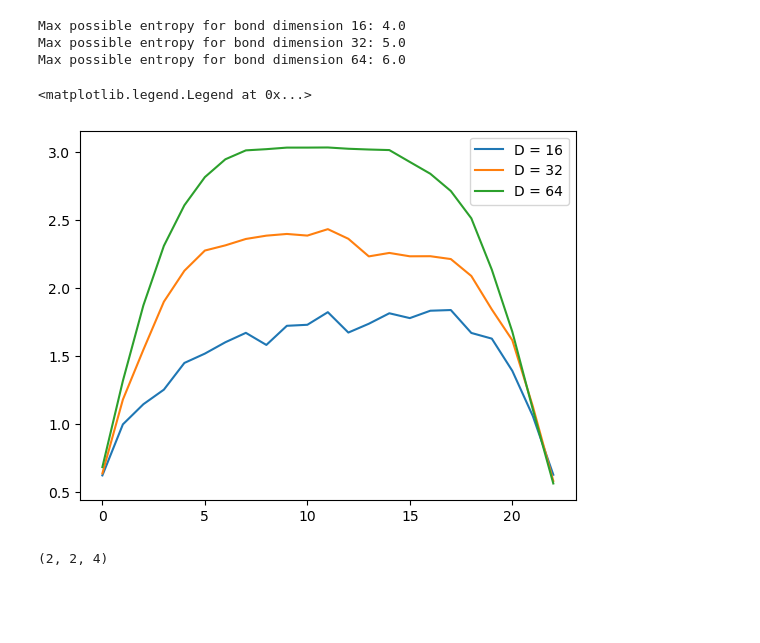
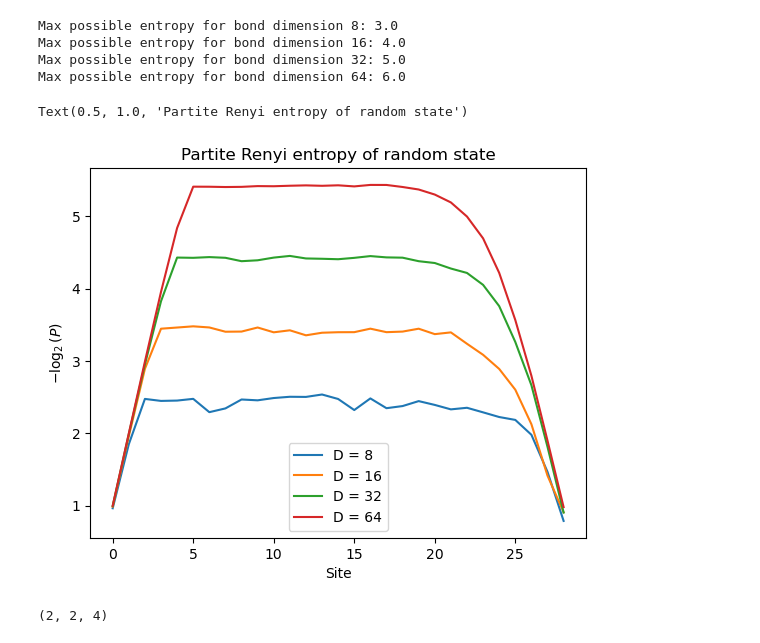
Before and after one commit to OscarCharlieST/quantum-tensor, a Jupyter notebook: normal_tdvp.ipynb, the cells around one changed output. Drawn from its saved outputs; the diff is of its cells as text; code cells hidden in the pictures; blank space fills up the shorter version.

```diff
--- a/normal_tdvp.ipynb
+++ b/normal_tdvp.ipynb
@@ -6,11 +8,11 @@ import qtensor.simulation.updatemethod as methods
 import qtensor.visualise as vis
 import copy
 
-N = 32
-D = 12
+N = 8
+D = 16
 initial_state = states.spin_up(N, D)
-initial_state = states.random(N, 2, D, seed=1)
-initial_state.left_orthogonal()
+# initial_state = states.random(N, 2, D, seed=1)
+# initial_state.left_orthogonal()
 # initial_state.centralize(N//2 + 1)
 
 # Azad params (-1, -0.5, 1.05)
@@ -25,9 +27,9 @@ Hz = ops.tilted_ising(0, 1, 0, N)
 Hz_terms = ops.extensive_as_terms(Hz)
 
 t_final = 10
-steps = 100
+steps = 1000
 epsilon = 1e-5
-max_iters = 4
+max_iters = 8
 
 method_l = methods.lanczos_method(epsilon=epsilon, max_iters=max_iters)
 method_e = methods.exact_method()
@@ -87,27 +48,33 @@ ax.legend
 # %%
 # Check entropy of a random state
 import numpy as np
 import qtensor.states as states
 import matplotlib.pyplot as plt
 
 fig, ax = plt.subplots(1,1)
 
-N=24
-for D in [16, 32, 64]:
-    random_state = states.random(N, 2, D, seed=3)
-    random_state.right_orthogonal()
-    random_state.left_orthogonal()
+L=30
+
+for D in [8, 16, 32, 64]:
+    random_state = states.unitary_random(L, 2, D, seed=2)
+    # random_state.right_orthogonal()
+    # random_state.left_orthogonal()
+    # random_state.centralize(L//2)
     entropies = []
     for site in sorted(random_state.sites)[:-1]:
         ent = states.entropy(random_state, site)
         # print(f"Site: {site} ; Entropy: {ent}")
         entropies.append(ent)
     print(f"Max possible entropy for bond dimension {D}:", np.log2(D))
     ax.plot(sorted(random_state.sites)[:-1], entropies, label=f"D = {D}")
 ax.legend()
+ax.set_xlabel('Site')
+ax.set_ylabel(r'$-\log _2(P)$')
+ax.set_title('Partite Renyi entropy of random state')
 # %% [output]
+Max possible entropy for bond dimension 8: 3.0
 Max possible entropy for bond dimension 16: 4.0
 Max possible entropy for bond dimension 32: 5.0
 Max possible entropy for bond dimension 64: 6.0
-<matplotlib.legend.Legend at 0x...>
+Text(0.5, 1.0, 'Partite Renyi entropy of random state')
-[figure, old version]
+[figure, new version]
```
Also changed, not shown: parts of 15 cells of this notebook, 7 other files.
